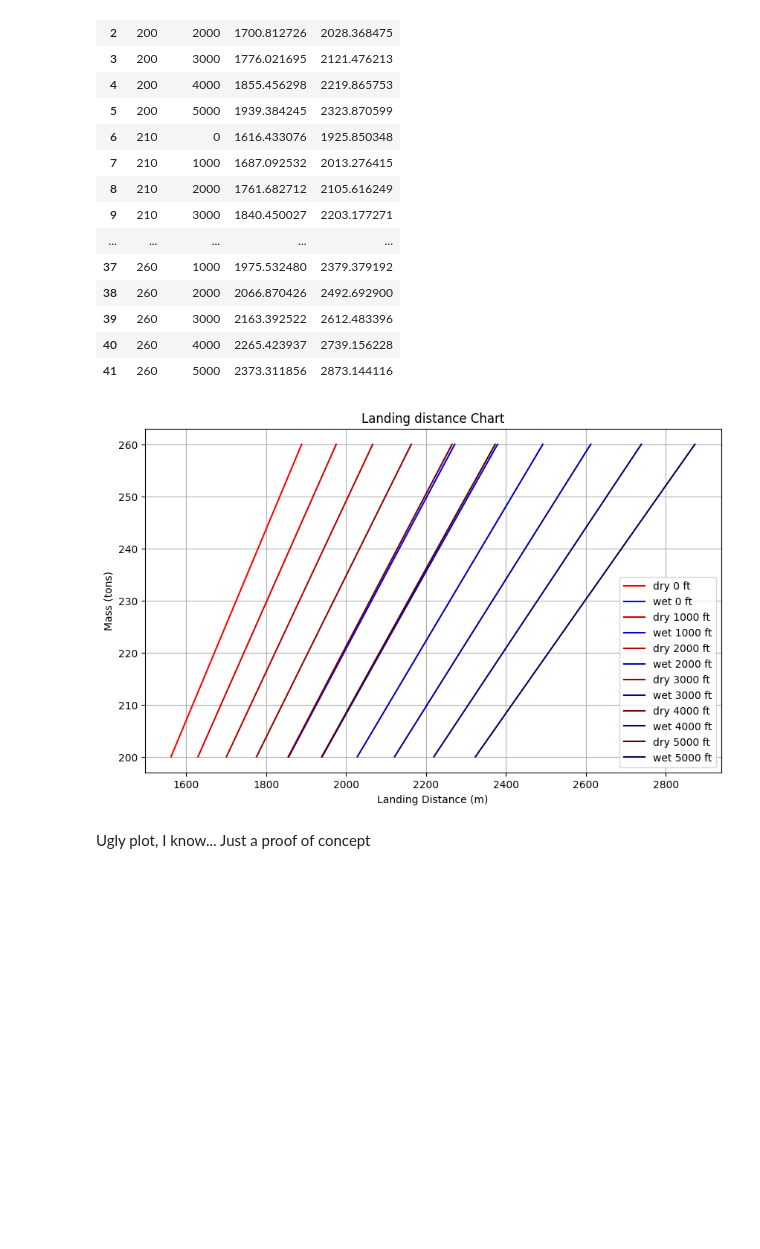
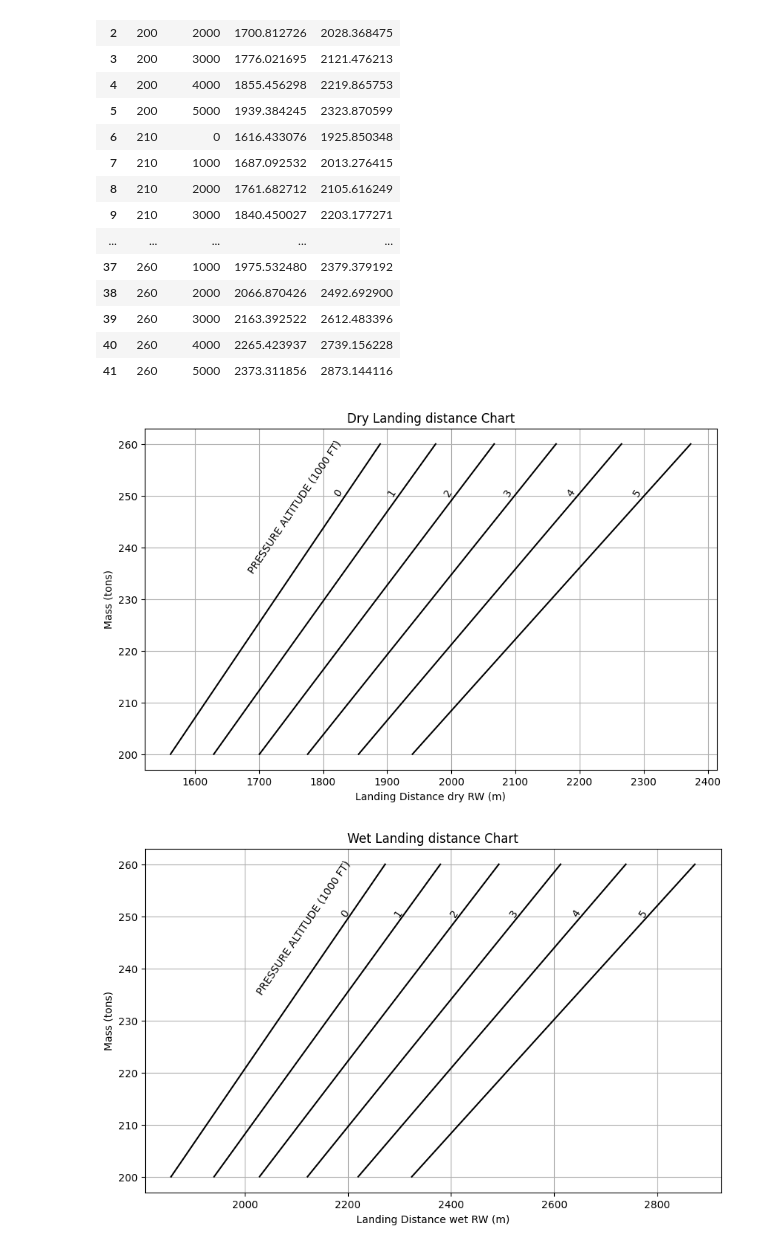
Before and after one commit to pcs03/foe-exercises, a Jupyter notebook: performance/landing-assignment/landing.ipynb, the cells around one changed output. Saved outputs shown, nothing was run; the diff lists cells and outputs as text; code cells hidden in the pictures; blank space fills up the shorter version.

Commit message:
Alter landing distance charts

```diff
--- a/performance/landing-assignment/landing.ipynb
+++ b/performance/landing-assignment/landing.ipynb
@@ -219,34 +219,40 @@ df
 | 39 | 260 | 3000 | 2163.392522 | 2612.483396 |
 | 40 | 260 | 4000 | 2265.423937 | 2739.156228 |
 | 41 | 260 | 5000 | 2373.311856 | 2873.144116 |
-# %%
-colors = {
-    0000: ["#FF0000", "#0000FF"],
-    1000: ["#DD0000", "#0000DD"],
-    2000: ["#BB0000", "#0000BB"],
-    3000: ["#990000", "#000099"],
-    4000: ["#770000", "#000077"],
-    5000: ["#550000", "#000055"],
-}
-
-plt.figure(figsize=(10, 6))
-
-for elev in elevations:
-    elev = int(elev.ft)
-
-    subdf = df[df['elevation'] == elev]
-
-    h = 0
-    plt.plot(subdf['dist_dry'], subdf['mass'], label=str(f"dry {elev} ft"), color=colors[elev][0])
-    plt.plot(subdf['dist_wet'], subdf['mass'], label=str(f"wet {elev} ft"), color=colors[elev][1])
-
-plt.xlabel('Landing Distance (m)')
-plt.ylabel('Mass (tons)')
-plt.title("Landing distance Chart")
-plt.legend()
-plt.grid()
-plt.show()
-# %% [output]
-[figure, removed]
-# %% [markdown]
-Ugly plot, I know... Just a proof of concept
+# %%
+plt.figure(figsize=(10, 6))
+
+for elev in elevations:
+    elev = int(elev.ft)
+
+    subdf = df[df['elevation'] == elev]
+
+    plt.plot(subdf['dist_dry'], subdf['mass'], label=str(f"dry {elev} ft"), color="#000000")
+    plt.text(subdf[subdf['mass'] == 250]['dist_dry'].values[0] - 20, y=250, s=f"{int(elev / 1000)}", rotation=56)
+
+plt.text(x = 1680, y = 235, s = "PRESSURE ALTITUDE (1000 FT)", rotation = 56)
+plt.xlabel('Landing Distance dry RW (m)')
+plt.ylabel('Mass (tons)')
+plt.title("Dry Landing distance Chart")
+plt.grid()
+plt.show()
+
+plt.figure(figsize=(10, 6))
+
+for elev in elevations:
+    elev = int(elev.ft)
+
+    subdf = df[df['elevation'] == elev]
+
+    plt.plot(subdf['dist_wet'], subdf['mass'], label=str(f"wet {elev} ft"), color="#000000")
+    plt.text(subdf[subdf['mass'] == 250]['dist_wet'].values[0] - 20, y=250, s=f"{int(elev / 1000)}", rotation=56)
+
+plt.text(x = 2020, y = 235, s = "PRESSURE ALTITUDE (1000 FT)", rotation = 56)
+plt.xlabel('Landing Distance wet RW (m)')
+plt.ylabel('Mass (tons)')
+plt.title("Wet Landing distance Chart")
+plt.grid()
+plt.show()
+# %% [output]
+[figure, added]
+[figure, added]
```
Also changed, not shown: 1 other file.
